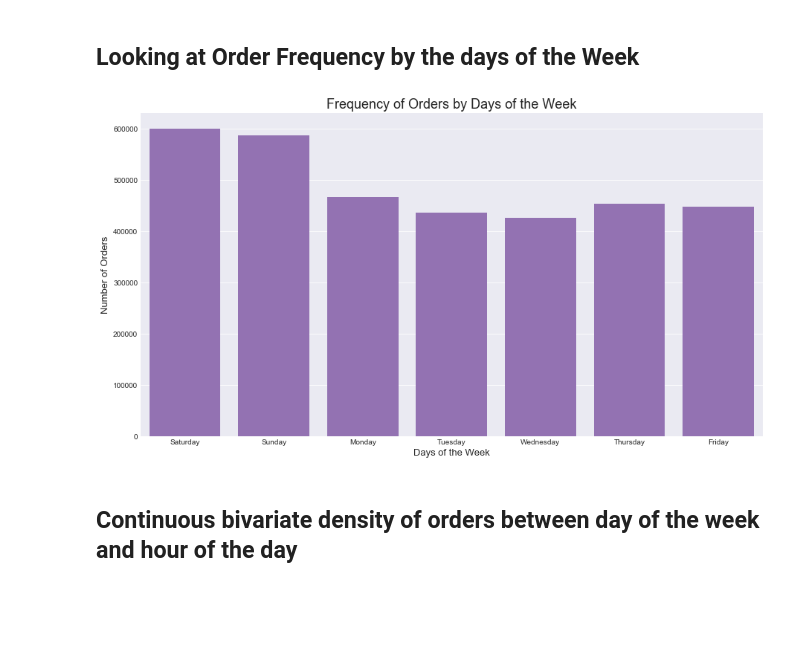
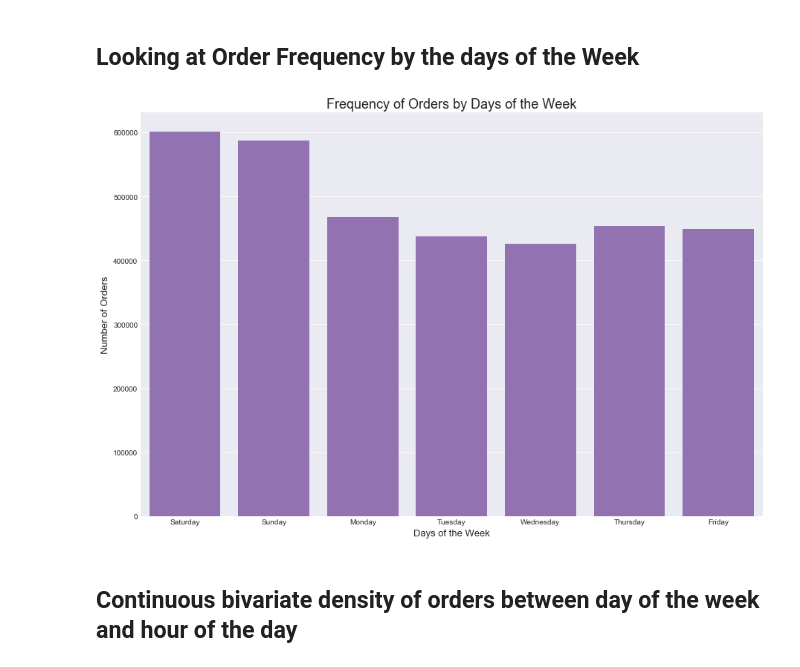
Before and after one commit to SamSamhuns/instacart_market_basket_analysis, a Jupyter notebook: instacart_data_analysis.ipynb, the cells around one changed output. Drawn from its saved outputs; the diff is of its cells as text; code cells hidden in the pictures; blank space fills up the shorter version.

```diff
--- a/instacart_data_analysis.ipynb
+++ b/instacart_data_analysis.ipynb
@@ -231,9 +231,9 @@ hist_count_plots(orders ,"order_hour_of_day", "Frequency of Orders by Hour of th
 ## Looking at Order Frequency by the days of the Week
 # %%
 hist_count_plots(orders, "order_dow", "Frequency of Orders by Days of the Week",
-                 "Days of the Week", "Number of Orders", 4)
+                 "Days of the Week", "Number of Orders", 4, fig_size=(15,10))
 # %% [output]
-[figure, old version]
+[figure, new version]
 # %% [markdown]
 ## Continuous bivariate density of orders between day of the week and hour of the day
 # %%
```
Also changed, not shown: parts of 17 cells of this notebook.
